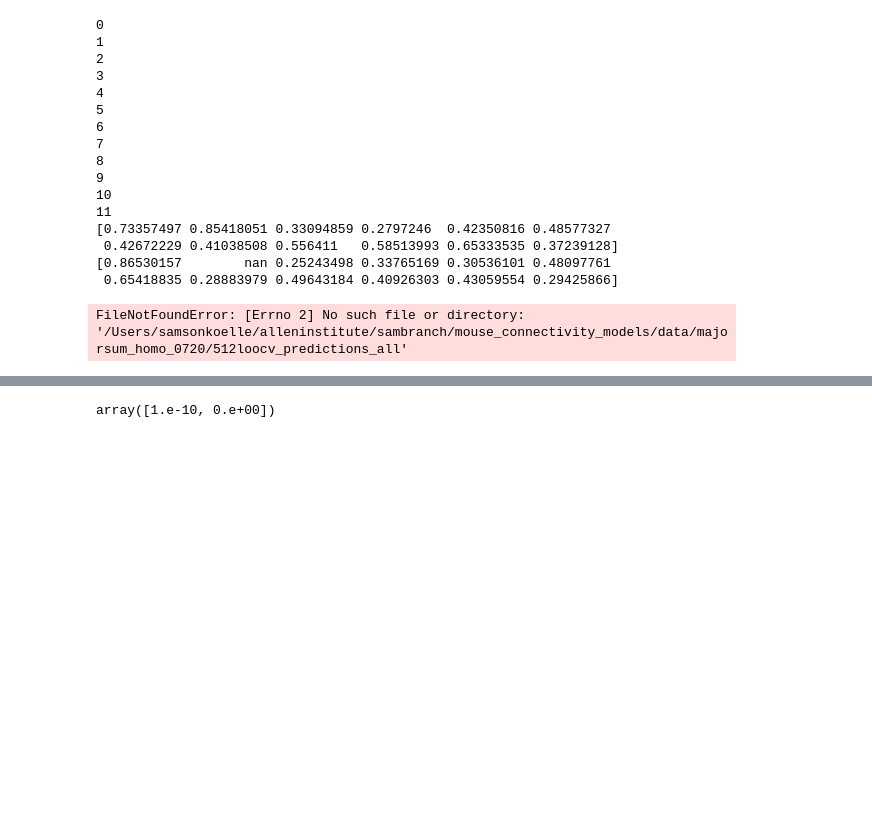
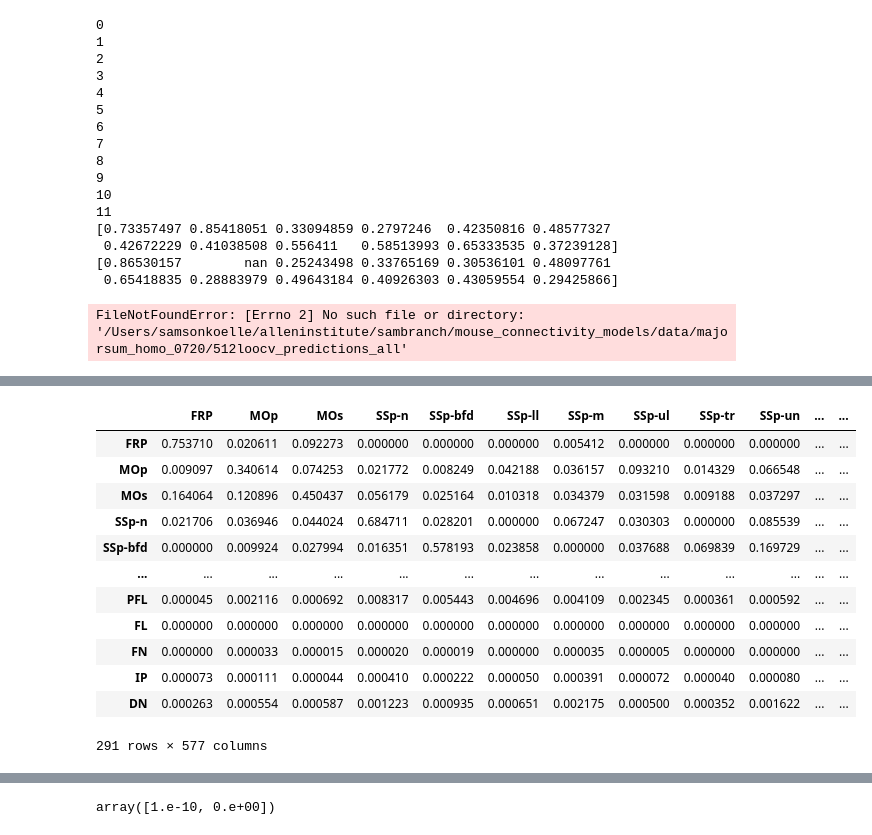
Before and after one commit to AllenInstitute/mouse_connectivity_models, a Jupyter notebook: analyses/072020_homo_majorsummary.ipynb, the cells around one changed output, grey strips where cells are left out. Cells and saved outputs as stored; diff of their text form; code cells hidden in the pictures; blank space fills up the shorter version.

```diff
--- a/analyses/072020_homo_majorsummary.ipynb
+++ b/analyses/072020_homo_majorsummary.ipynb
@@ -422,0 +590,16 @@ FileNotFoundError: [Errno 2] No such file or directory: '/Users/samsonkoelle/all
+# %%
+df
+# %% [output]
+|  | FRP | MOp | MOs | SSp-n | SSp-bfd | SSp-ll | SSp-m | SSp-ul | SSp-tr | SSp-un | ... | ... |
+| FRP | 0.753710 | 0.020611 | 0.092273 | 0.000000 | 0.000000 | 0.000000 | 0.005412 | 0.000000 | 0.000000 | 0.000000 | ... | ... |
+| MOp | 0.009097 | 0.340614 | 0.074253 | 0.021772 | 0.008249 | 0.042188 | 0.036157 | 0.093210 | 0.014329 | 0.066548 | ... | ... |
+| MOs | 0.164064 | 0.120896 | 0.450437 | 0.056179 | 0.025164 | 0.010318 | 0.034379 | 0.031598 | 0.009188 | 0.037297 | ... | ... |
+| SSp-n | 0.021706 | 0.036946 | 0.044024 | 0.684711 | 0.028201 | 0.000000 | 0.067247 | 0.030303 | 0.000000 | 0.085539 | ... | ... |
+| SSp-bfd | 0.000000 | 0.009924 | 0.027994 | 0.016351 | 0.578193 | 0.023858 | 0.000000 | 0.037688 | 0.069839 | 0.169729 | ... | ... |
+| ... | ... | ... | ... | ... | ... | ... | ... | ... | ... | ... | ... | ... |
+| PFL | 0.000045 | 0.002116 | 0.000692 | 0.008317 | 0.005443 | 0.004696 | 0.004109 | 0.002345 | 0.000361 | 0.000592 | ... | ... |
+| FL | 0.000000 | 0.000000 | 0.000000 | 0.000000 | 0.000000 | 0.000000 | 0.000000 | 0.000000 | 0.000000 | 0.000000 | ... | ... |
+| FN | 0.000000 | 0.000033 | 0.000015 | 0.000020 | 0.000019 | 0.000000 | 0.000035 | 0.000005 | 0.000000 | 0.000000 | ... | ... |
+| IP | 0.000073 | 0.000111 | 0.000044 | 0.000410 | 0.000222 | 0.000050 | 0.000391 | 0.000072 | 0.000040 | 0.000080 | ... | ... |
+| DN | 0.000263 | 0.000554 | 0.000587 | 0.001223 | 0.000935 | 0.000651 | 0.002175 | 0.000500 | 0.000352 | 0.001622 | ... | ... |
+291 rows × 577 columns
```
Also changed, not shown: parts of 32 cells of this notebook, 16 other files.
